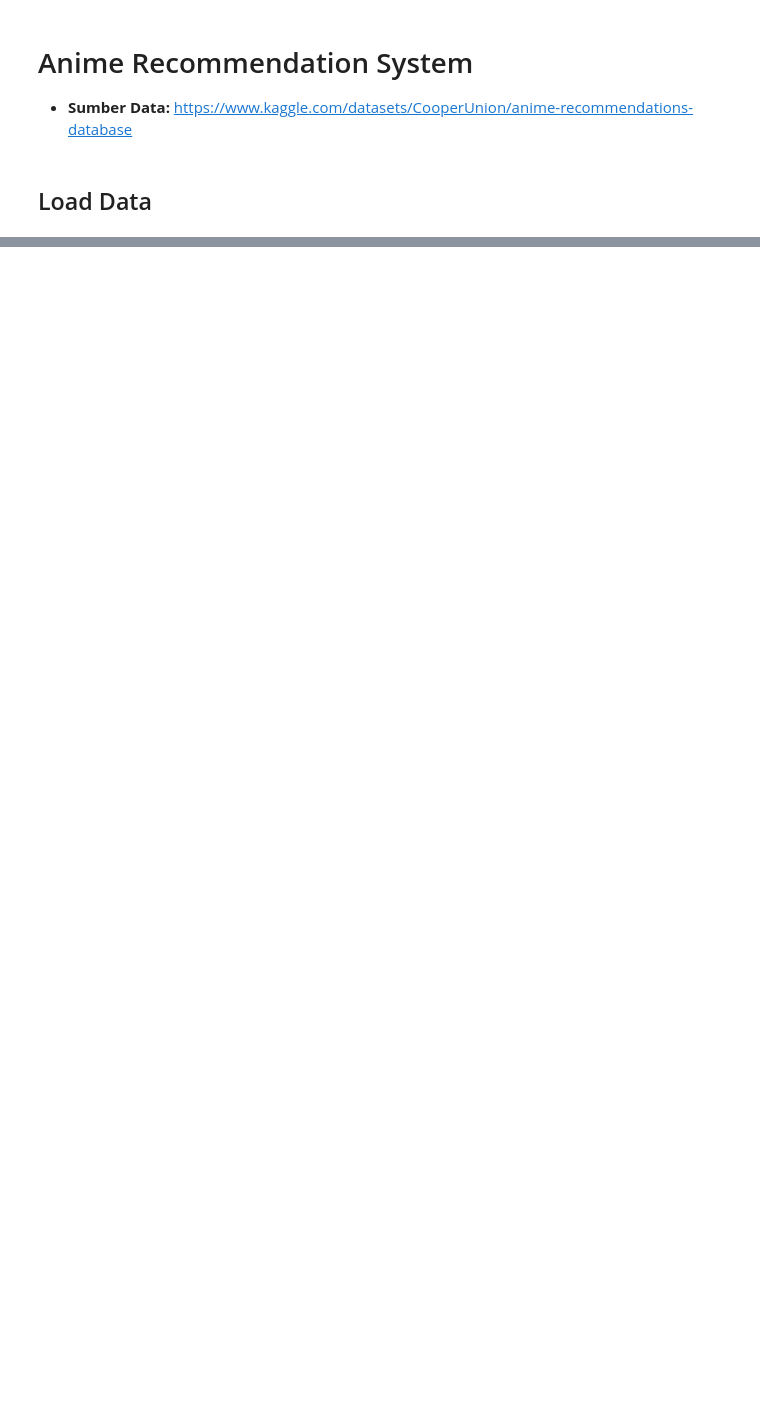
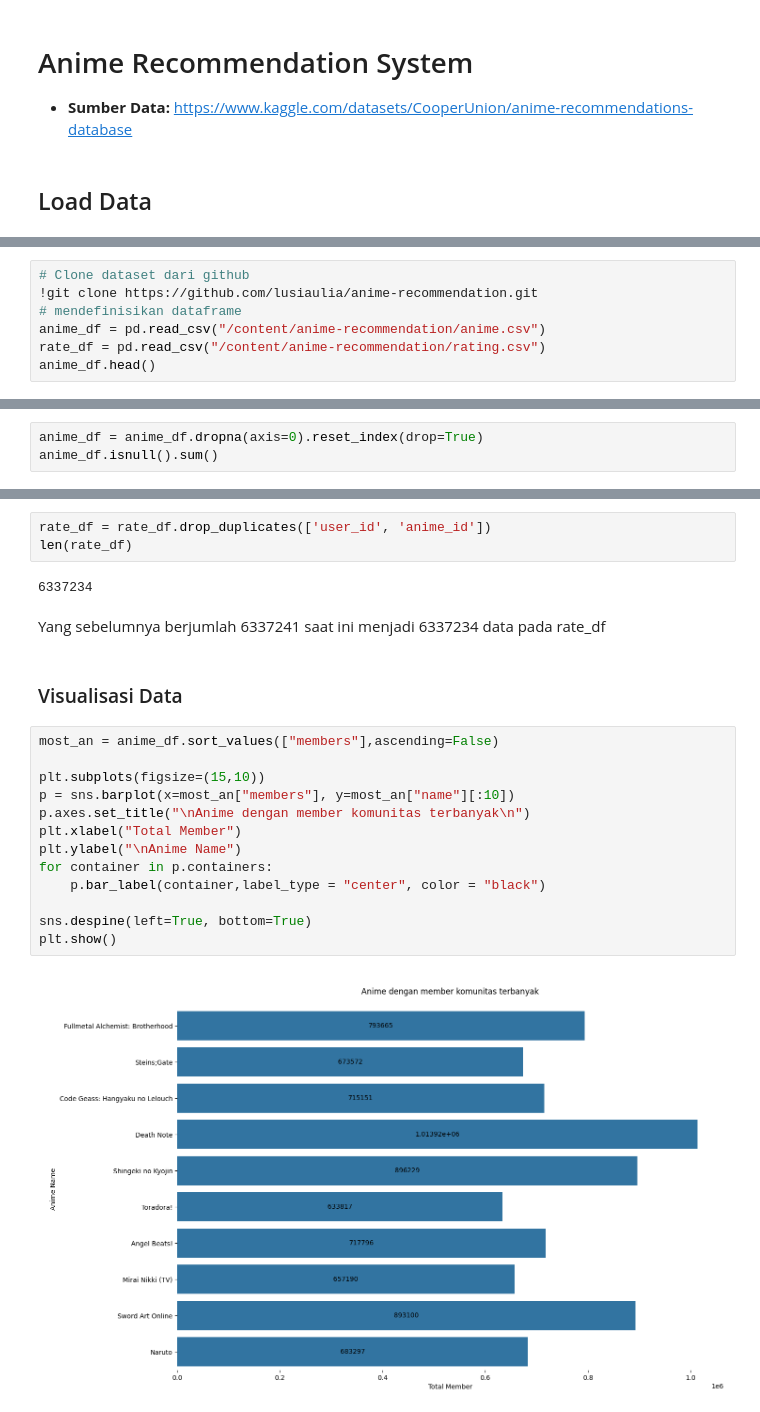
Before and after one commit to lusiaulia/anime-recommendation, a Jupyter notebook: Submission_Proyek_Kedua_ML_Terapan.ipynb, the cells around one changed output, grey strips where cells are left out. Cells and saved outputs as stored; diff of their text form; blank space fills up the shorter version.

```diff
--- a/Submission_Proyek_Kedua_ML_Terapan.ipynb
+++ b/Submission_Proyek_Kedua_ML_Terapan.ipynb
@@ -242,0 +16,7 @@ Dari ketiga model terlihat model dengan akurasi yang paling besar yaitu model XG
+# %%
+# Clone dataset dari github
+!git clone https://github.com/lusiaulia/anime-recommendation.git
+# mendefinisikan dataframe
+anime_df = pd.read_csv("/content/anime-recommendation/anime.csv")
+rate_df = pd.read_csv("/content/anime-recommendation/rating.csv")
+anime_df.head()
@@ -242,0 +181,3 @@ Dari ketiga model terlihat model dengan akurasi yang paling besar yaitu model XG
+# %%
+anime_df = anime_df.dropna(axis=0).reset_index(drop=True)
+anime_df.isnull().sum()
@@ -242,0 +230,24 @@ Dari ketiga model terlihat model dengan akurasi yang paling besar yaitu model XG
+# %%
+rate_df = rate_df.drop_duplicates(['user_id', 'anime_id'])
+len(rate_df)
+# %% [output]
+6337234
+# %% [markdown]
+Yang sebelumnya berjumlah 6337241 saat ini menjadi 6337234 data pada rate_df
+# %% [markdown]
+### Visualisasi Data
+# %%
+most_an = anime_df.sort_values(["members"],ascending=False)
+
+plt.subplots(figsize=(15,10))
+p = sns.barplot(x=most_an["members"], y=most_an["name"][:10])
+p.axes.set_title("\nAnime dengan member komunitas terbanyak\n")
+plt.xlabel("Total Member")
+plt.ylabel("\nAnime Name")
+for container in p.containers:
+    p.bar_label(container,label_type = "center", color = "black")
+
+sns.despine(left=True, bottom=True)
+plt.show()
+# %% [output]
+[figure, added]
```
Also changed, not shown: parts of 102 cells of this notebook, 4 other files.
